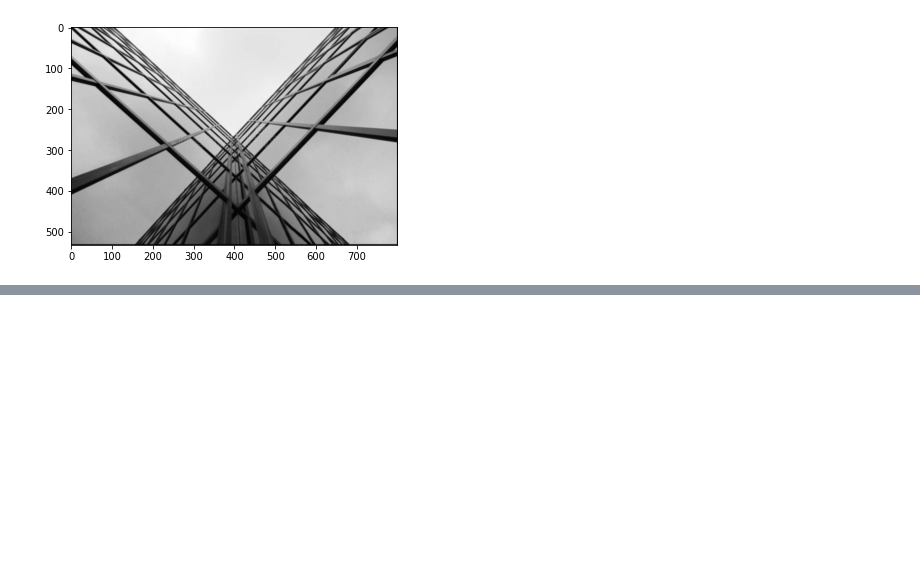
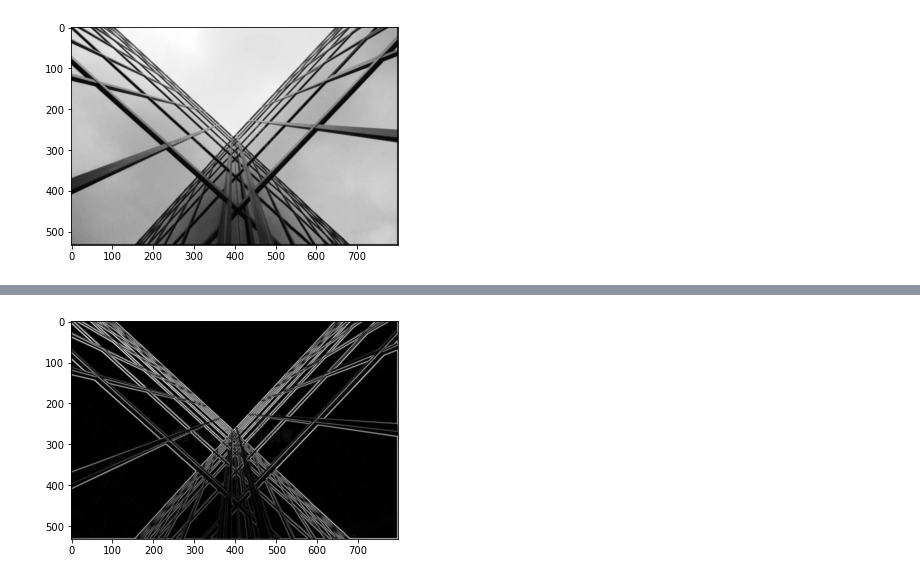
Before and after one commit to JHludwolf/AgentesInteligentes, a Jupyter notebook: Segundo Parcial/BorderDetection/BorderDetection.ipynb, the cells around one changed output, grey strips where cells are left out. Saved outputs shown, nothing was run; the diff lists cells and outputs as text; code cells hidden in the pictures; blank space fills up the shorter version.

```diff
--- a/Segundo Parcial/BorderDetection/BorderDetection.ipynb
+++ b/Segundo Parcial/BorderDetection/BorderDetection.ipynb
@@ -124,0 +152,7 @@ big_image.shape
+# %%
+image_grad=np.absolute(image_gradx)+np.absolute(image_grady)
+plt.figure()
+plt.imshow(image_grad, cmap='gray')
+plt.show()
+# %% [output]
+[figure, added]
```
Also changed, not shown: parts of 10 cells of this notebook.
